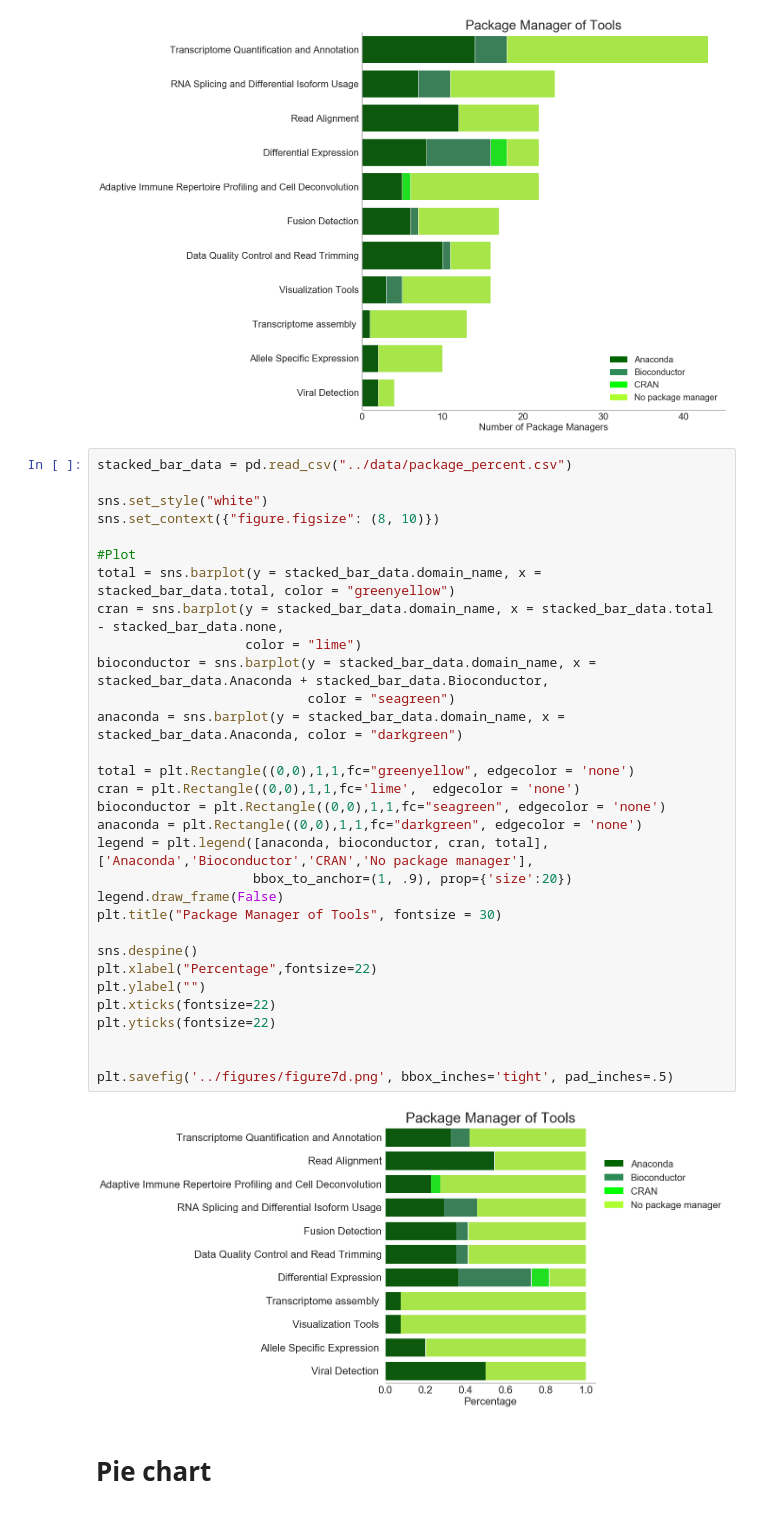
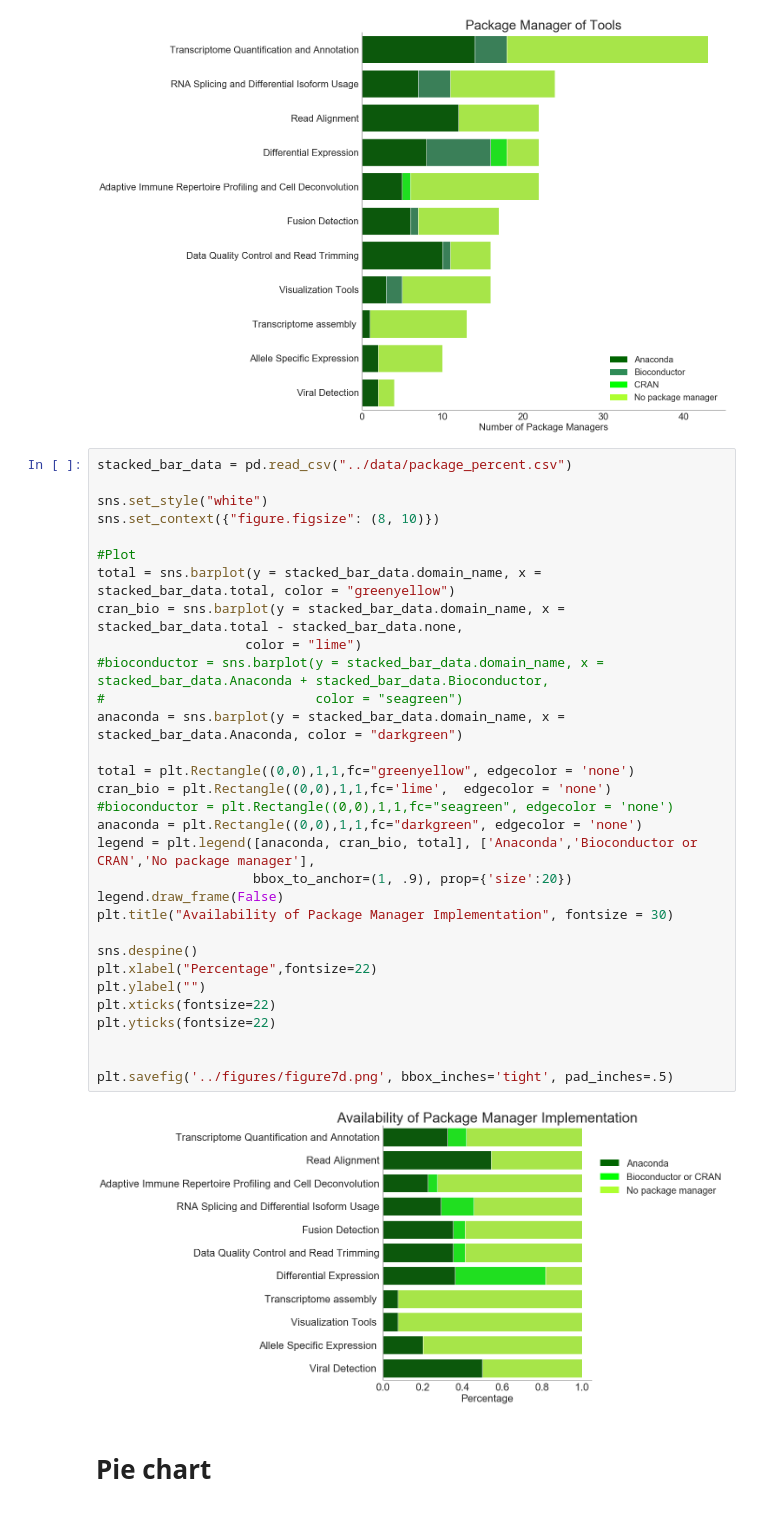
Before and after one commit to LizChang/RNA_seq_figures, a Jupyter notebook: notebooks/RNA_Seq_table.ipynb, the cells around one changed output. Saved outputs shown, nothing was run; the diff lists cells and outputs as text.

```diff
--- a/notebooks/RNA_Seq_table.ipynb
+++ b/notebooks/RNA_Seq_table.ipynb
@@ -362,36 +362,36 @@ plt.yticks(fontsize=22)
 # %%
 stacked_bar_data = pd.read_csv("../data/package_percent.csv")
 
 sns.set_style("white")
 sns.set_context({"figure.figsize": (8, 10)})
 
 #Plot
 total = sns.barplot(y = stacked_bar_data.domain_name, x = stacked_bar_data.total, color = "greenyellow")
-cran = sns.barplot(y = stacked_bar_data.domain_name, x = stacked_bar_data.total - stacked_bar_data.none,
+cran_bio = sns.barplot(y = stacked_bar_data.domain_name, x = stacked_bar_data.total - stacked_bar_data.none,
                    color = "lime")
-bioconductor = sns.barplot(y = stacked_bar_data.domain_name, x = stacked_bar_data.Anaconda + stacked_bar_data.Bioconductor,
-                           color = "seagreen")
+#bioconductor = sns.barplot(y = stacked_bar_data.domain_name, x = stacked_bar_data.Anaconda + stacked_bar_data.Bioconductor,
+#                           color = "seagreen")
 anaconda = sns.barplot(y = stacked_bar_data.domain_name, x = stacked_bar_data.Anaconda, color = "darkgreen")
 
 total = plt.Rectangle((0,0),1,1,fc="greenyellow", edgecolor = 'none')
-cran = plt.Rectangle((0,0),1,1,fc='lime',  edgecolor = 'none')
-bioconductor = plt.Rectangle((0,0),1,1,fc="seagreen", edgecolor = 'none')
+cran_bio = plt.Rectangle((0,0),1,1,fc='lime',  edgecolor = 'none')
+#bioconductor = plt.Rectangle((0,0),1,1,fc="seagreen", edgecolor = 'none')
 anaconda = plt.Rectangle((0,0),1,1,fc="darkgreen", edgecolor = 'none')
-legend = plt.legend([anaconda, bioconductor, cran, total], ['Anaconda','Bioconductor','CRAN','No package manager'],
+legend = plt.legend([anaconda, cran_bio, total], ['Anaconda','Bioconductor or CRAN','No package manager'],
                     bbox_to_anchor=(1, .9), prop={'size':20})
 legend.draw_frame(False)
-plt.title("Package Manager of Tools", fontsize = 30)
+plt.title("Availability of Package Manager Implementation", fontsize = 30)
 
 sns.despine()
 plt.xlabel("Percentage",fontsize=22)
 plt.ylabel("")
 plt.xticks(fontsize=22)
 plt.yticks(fontsize=22)
 
 
 plt.savefig('../figures/figure7d.png', bbox_inches='tight', pad_inches=.5)
 # %% [output]
-[figure, old version]
+[figure, new version]
 # %% [markdown]
 # Pie chart
 # %%
```
Also changed, not shown: parts of 7 cells of this notebook, 10 other files.
